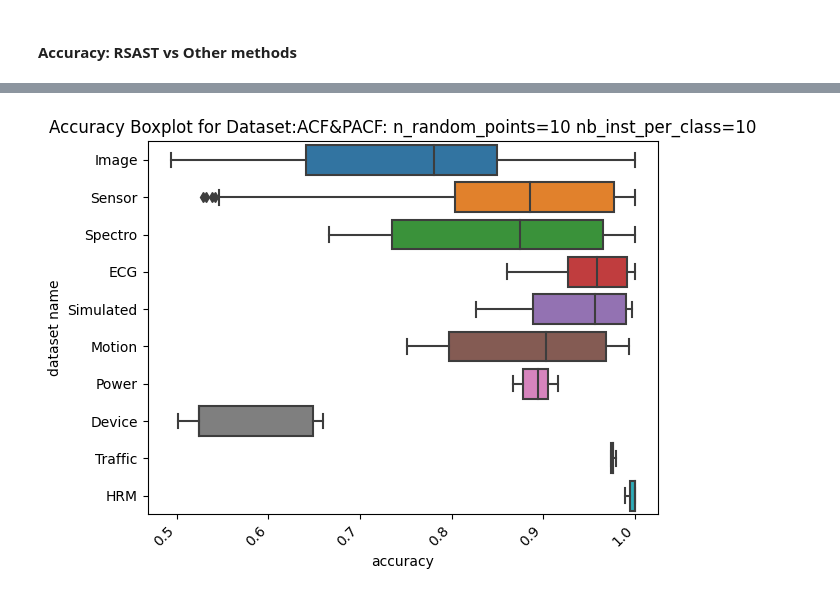
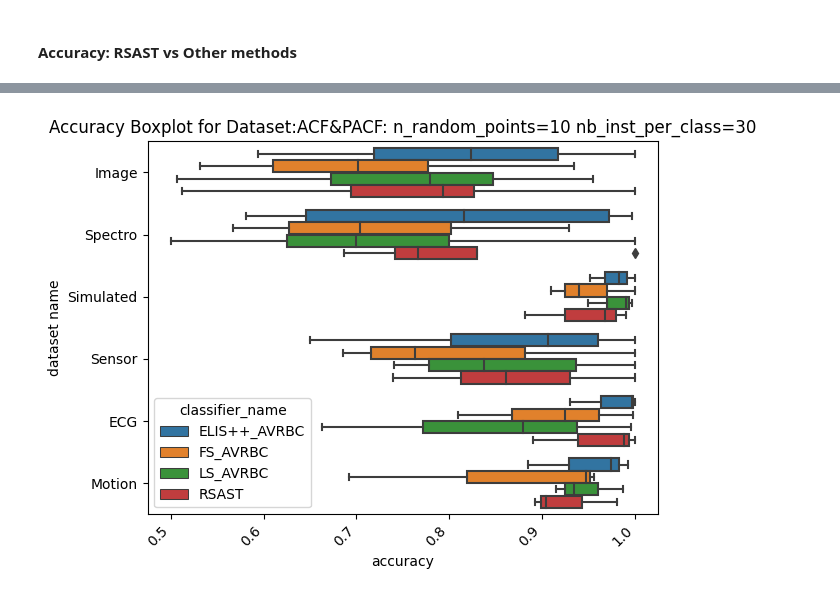
Before and after one commit to nirojasva/random_sast, a Jupyter notebook: ExperimentationRSAST/analysis_rsast_by_category.ipynb, the cells around one changed output, grey strips where cells are left out. Drawn from its saved outputs; the diff is of its cells as text; code cells hidden in the pictures.

Commit message:
updated per type analysis

```diff
--- a/ExperimentationRSAST/analysis_rsast_by_category.ipynb
+++ b/ExperimentationRSAST/analysis_rsast_by_category.ipynb
@@ -238,3 +316,5 @@ Index(['Unnamed: 0', 'accuracy', 'time', 'cweights_time', 'fsubsequence_time',
       dtype='object')
 # %%
 df_result=df_result[['accuracy','dataset_name','classifier_name','time','Type']]
+# %%
+concatenated_df=concatenated_df[['accuracy','dataset_name','classifier_name','time','Type']]
@@ -242,3 +338,13 @@ df_result=df_result[['accuracy','dataset_name','classifier_name','time','Type']]
 ### Overall analysis
 # %% [markdown]
 #### Accuracy: RSAST vs Other methods
+# %%
+pv_all=pd.pivot_table(concatenated_df,index='dataset_name',values='accuracy',aggfunc="count")
+ds_complete=pv_all[pv_all.accuracy==max(pv_all.accuracy)].reset_index().dataset_name.unique()
+ds_complete
+concatenated_df=concatenated_df[concatenated_df.dataset_name.isin(ds_complete)]
+# %%
+concatenated_df=concatenated_df[concatenated_df.dataset_name!="Fungi"]
+df_perf=pd.pivot_table(concatenated_df, values='accuracy', index=['classifier_name','dataset_name'], aggfunc='mean')
+df_perf=df_perf.reset_index()
+pd.pivot_table(df_perf, values='accuracy', index=['classifier_name'], aggfunc='count')
@@ -245,6 +358,6 @@ df_result=df_result[['accuracy','dataset_name','classifier_name','time','Type']]
 # %%
-#acc_per_type=pd.pivot_table(df_result, values="accuracy", index=["dataset_name","Type"])
-acc_per_type=df_result
+acc_per_type=pd.pivot_table(concatenated_df, values="accuracy", index=["dataset_name","Type",'classifier_name'])
+#acc_per_type=concatenated_df
 acc_per_type=acc_per_type.reset_index()
 # %%
 acc_per_type.columns
@@ -253,30 +366,30 @@ Index(['index', 'accuracy', 'dataset_name', 'classifier_name', 'time', 'Type'],
 # %%
-max_bx=max(df_result.accuracy)
-min_bx=min(df_result.accuracy)
+max_bx=max(acc_per_type.accuracy)
+min_bx=min(acc_per_type.accuracy)
 
 
 #df_to_cd=pd.pivot_table(df_to_cd, index=['dataset_name','classifier_name'], columns=['rpoint'],values='accuracy')
 #df_to_cd = df_to_cd.reindex(columns=["1","10","30","50","100","half_len"])
 
 #print(df_to_cd.head(5))
 
 # Plot
 fig, ax = plt.subplots()
 
 
 #order=list(df_to_cd)
-sns.boxplot(data=acc_per_type, y='Type', x='accuracy')
+sns.boxplot(data=acc_per_type, y='Type', x='accuracy', hue ='classifier_name')
 #plt.boxplot(df_to_cd, labels=list(df_to_cd), showfliers=False)
 ax.set_xticklabels(ax.get_xticklabels(), rotation=45, ha='right')
 
 # Axis details
 
 ax.set(ylabel='dataset name', xlabel='accuracy', title='Accuracy Boxplot for Dataset:'+str(df_result["classifier_name"].unique()[0]))
 
 #plt.xticks([1, 2, 3, 4, 5, 6],list(df_to_cd) )
 #print(df_to_cd.describe())
 plt.tight_layout()
 # save plot
 plt.savefig('images_boxplot_acc_per_type/boxplot_acc_per_type.png')
 # %% [output]
-[figure, old version]
+[figure, new version]
```
Also changed, not shown: parts of 26 cells of this notebook, 9 other files.
